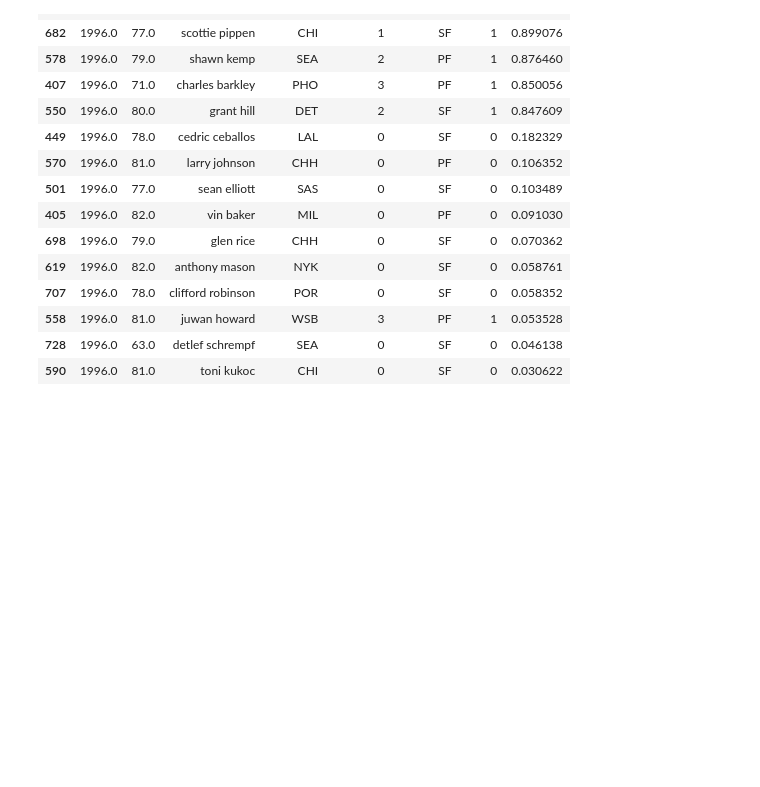
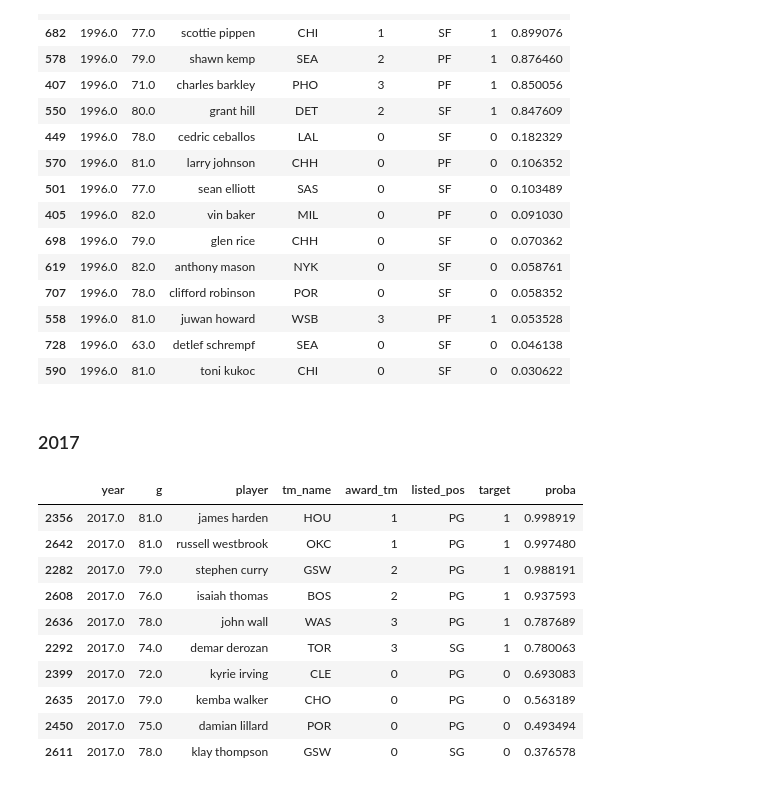
Before and after one commit to jquella/DSI_capstone, a Jupyter notebook: model_v1.ipynb, the cells around one changed output. Cells and saved outputs as stored; diff of their text form; code cells hidden in the pictures; blank space fills up the shorter version.

```diff
--- a/model_v1.ipynb
+++ b/model_v1.ipynb
@@ -786,3 +786,22 @@ pred_test_lr1.loc[mask, interestcols].sort_values(by='proba', ascending=False).h
 | 558 | 1996.0 | 81.0 | juwan howard | WSB | 3 | PF | 1 | 0.053528 |
 | 728 | 1996.0 | 63.0 | detlef schrempf | SEA | 0 | SF | 0 | 0.046138 |
 | 590 | 1996.0 | 81.0 | toni kukoc | CHI | 0 | SF | 0 | 0.030622 |
+# %% [markdown]
+### 2017
+# %%
+## Guards
+mask = (pred_test_lr1['pos_encode_G'] == 1) & (pred_test_lr1['year'] == 2017)
+
+pred_test_lr1.loc[mask, interestcols].sort_values(by='proba', ascending=False).head(10)
+# %% [output]
+|  | year | g | player | tm_name | award_tm | listed_pos | target | proba |
+| 2356 | 2017.0 | 81.0 | james harden | HOU | 1 | PG | 1 | 0.998919 |
+| 2642 | 2017.0 | 81.0 | russell westbrook | OKC | 1 | PG | 1 | 0.997480 |
+| 2282 | 2017.0 | 79.0 | stephen curry | GSW | 2 | PG | 1 | 0.988191 |
+| 2608 | 2017.0 | 76.0 | isaiah thomas | BOS | 2 | PG | 1 | 0.937593 |
+| 2636 | 2017.0 | 78.0 | john wall | WAS | 3 | PG | 1 | 0.787689 |
+| 2292 | 2017.0 | 74.0 | demar derozan | TOR | 3 | SG | 1 | 0.780063 |
+| 2399 | 2017.0 | 72.0 | kyrie irving | CLE | 0 | PG | 0 | 0.693083 |
+| 2635 | 2017.0 | 79.0 | kemba walker | CHO | 0 | PG | 0 | 0.563189 |
+| 2450 | 2017.0 | 75.0 | damian lillard | POR | 0 | PG | 0 | 0.493494 |
+| 2611 | 2017.0 | 78.0 | klay thompson | GSW | 0 | SG | 0 | 0.376578 |
```
Also changed, not shown: parts of 22 cells of this notebook.
